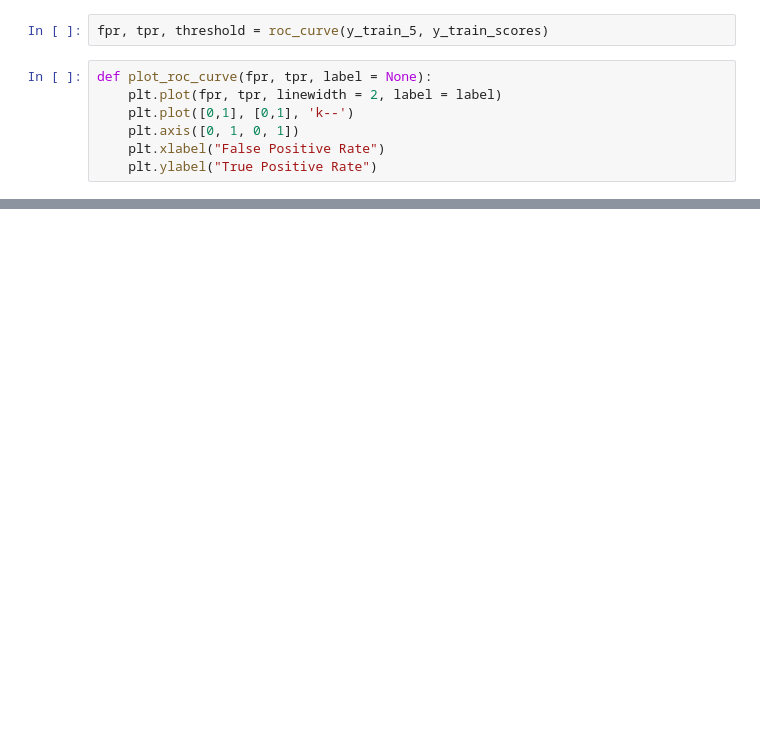
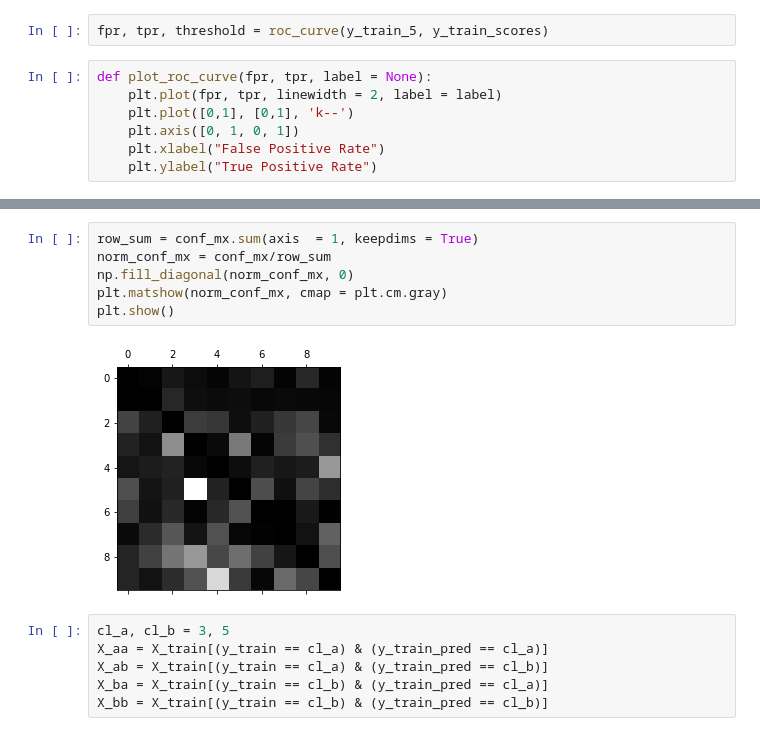
Before and after one commit to qlegrand/housing_handson_ml, a Jupyter notebook: CH03_MNIST.ipynb, the cells around one changed output, grey strips where cells are left out. Drawn from its saved outputs; the diff is of its cells as text; blank space fills up the shorter version.

```diff
--- a/CH03_MNIST.ipynb
+++ b/CH03_MNIST.ipynb
@@ -118,0 +243,14 @@ plot_roc_
+# %%
+row_sum = conf_mx.sum(axis  = 1, keepdims = True)
+norm_conf_mx = conf_mx/row_sum
+np.fill_diagonal(norm_conf_mx, 0)
+plt.matshow(norm_conf_mx, cmap = plt.cm.gray)
+plt.show()
+# %% [output]
+[figure, added]
+# %%
+cl_a, cl_b = 3, 5
+X_aa = X_train[(y_train == cl_a) & (y_train_pred == cl_a)]
+X_ab = X_train[(y_train == cl_a) & (y_train_pred == cl_b)]
+X_ba = X_train[(y_train == cl_b) & (y_train_pred == cl_a)]
+X_bb = X_train[(y_train == cl_b) & (y_train_pred == cl_b)]
```
Also changed, not shown: parts of 41 cells of this notebook, 1 other file.
